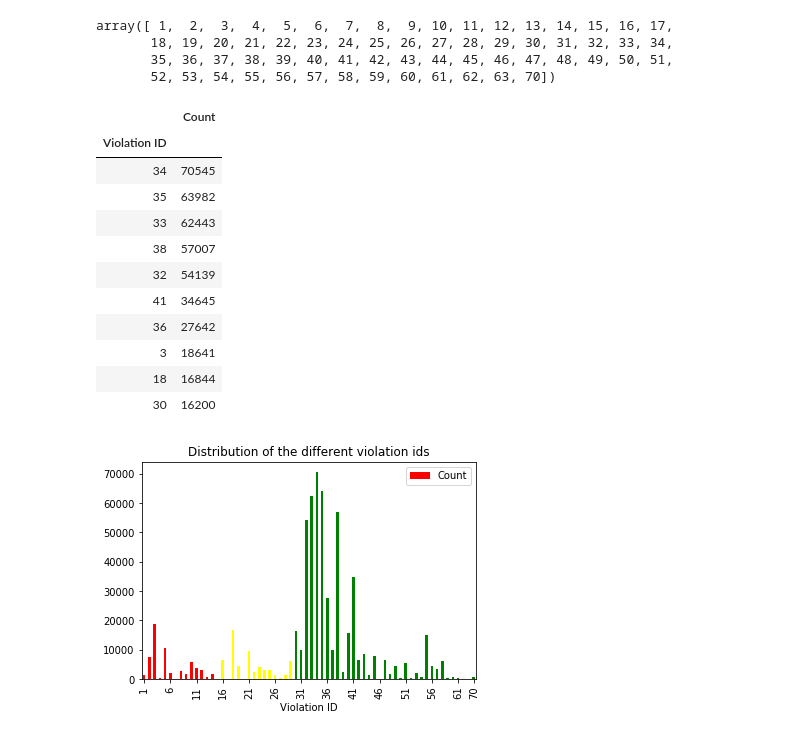
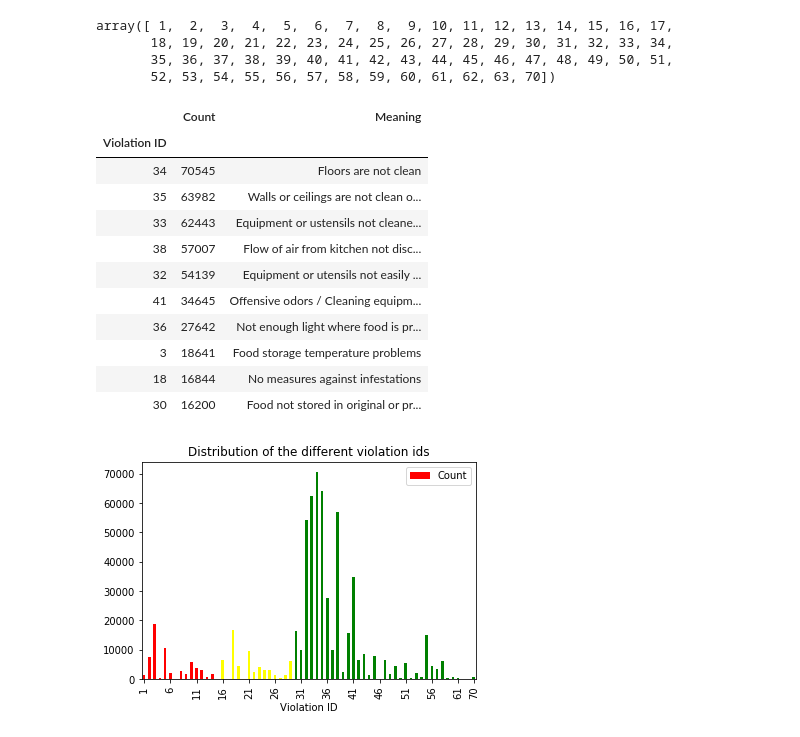
Before and after one commit to VodopaDev/CS401-Chicago-Crime-Analysis, a Jupyter notebook: violations.ipynb, the cells around one changed output. Drawn from its saved outputs; the diff is of its cells as text; code cells hidden in the pictures.

Commit message:
Add meanings of violations

```diff
--- a/violations.ipynb
+++ b/violations.ipynb
@@ -57,3 +57,6 @@ violations.head()
 | 1 | 2320509 | TAQUERIA EL DORADO | TAQUERIA EL DORADO | 2694960 | Restaurant | High | 2114 W LAWRENCE AVE | 60625 | ... |
 | 1 | 2320509 | TAQUERIA EL DORADO | TAQUERIA EL DORADO | 2694960 | Restaurant | High | 2114 W LAWRENCE AVE | 60625 | ... |
 | 1 | 2320509 | TAQUERIA EL DORADO | TAQUERIA EL DORADO | 2694960 | Restaurant | High | 2114 W LAWRENCE AVE | 60625 | ... |
+# %%
+violation_id_meaning = pd.read_csv('resources/violation-id-meaning.csv', delimiter=',').set_index('Violation ID')
+violation_id_meaning.head()
@@ -59,0 +71,3 @@ violations.head()
+# %%
+violations['Meaning'] = violations['Violation ID'].apply(lambda x: violation_id_meaning.at[x, 'Meaning'] if x in violation_id_meaning.index else None)
+violations[['Violation ID', 'Meaning']].head()
@@ -103,20 +124,21 @@ array([ 1,  2,  3,  4,  5,  6,  7,  8,  9, 10, 11, 12, 13, 14, 15, 16, 17,
        52, 53, 54, 55, 56, 57, 58, 59, 60, 61, 62, 63, 70])
 # %%
 violations_id_count = violations[['Inspection ID', 'Violation ID']].groupby('Violation ID').count().rename(columns={'Inspection ID' : 'Count'})
+violations_id_count['Meaning'] = violations_id_count.index.to_series().apply(lambda x: violation_id_meaning.at[x, 'Meaning'] if x in violation_id_meaning.index else None)
 violations_id_count.sort_values('Count', ascending=False).head(10)
 # %% [output]
-|  | Count |
-| Violation ID |  |
-| 34 | 70545 |
-| 35 | 63982 |
-| 33 | 62443 |
-| 38 | 57007 |
-| 32 | 54139 |
-| 41 | 34645 |
-| 36 | 27642 |
-| 3 | 18641 |
-| 18 | 16844 |
-| 30 | 16200 |
+|  | Count | Meaning |
+| Violation ID |  |  |
+| 34 | 70545 | Floors are not clean |
+| 35 | 63982 | Walls or ceilings are not clean o... |
+| 33 | 62443 | Equipment or ustensils not cleane... |
+| 38 | 57007 | Flow of air from kitchen not disc... |
+| 32 | 54139 | Equipment or utensils not easily ... |
+| 41 | 34645 | Offensive odors / Cleaning equipm... |
+| 36 | 27642 | Not enough light where food is pr... |
+| 3 | 18641 | Food storage temperature problems |
+| 18 | 16844 | No measures against infestations |
+| 30 | 16200 | Food not stored in original or pr... |
 # %%
 colors = [['red']*14 + ['yellow']*15 + ['green']*(len(violations_id_count) - 14 - 15)]
 violations_id_count.plot.bar(color=colors)
```
Also changed, not shown: parts of 4 cells of this notebook.
